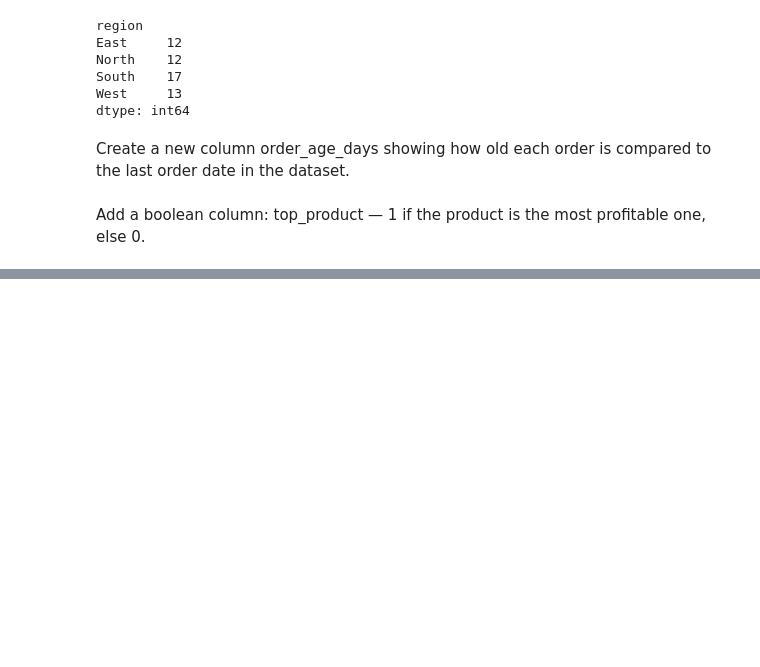
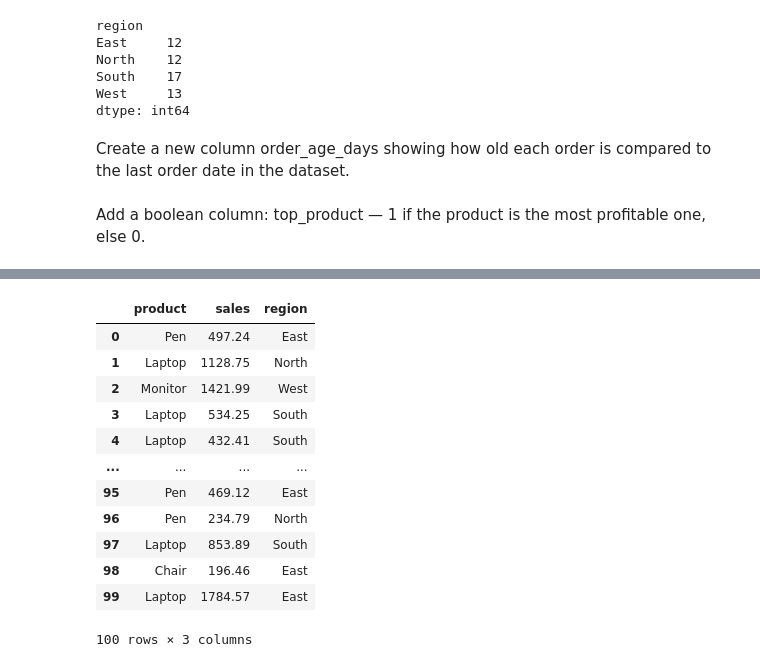
Before and after one commit to pratapjay/Sales_Data-Analytics, a Jupyter notebook: Sales_insights.ipynb, the cells around one changed output, grey strips where cells are left out. Drawn from its saved outputs; the diff is of its cells as text; code cells hidden in the pictures; blank space fills up the shorter version.

```diff
--- a/Sales_insights.ipynb
+++ b/Sales_insights.ipynb
@@ -583,0 +599,16 @@ df['top_product'] = df['product'].apply(lambda x: 1 if x == most_profitable_prod
+# %%
+df[['product','sales','region']]
+# %% [output]
+|  | product | sales | region |
+| 0 | Pen | 497.24 | East |
+| 1 | Laptop | 1128.75 | North |
+| 2 | Monitor | 1421.99 | West |
+| 3 | Laptop | 534.25 | South |
+| 4 | Laptop | 432.41 | South |
+| ... | ... | ... | ... |
+| 95 | Pen | 469.12 | East |
+| 96 | Pen | 234.79 | North |
+| 97 | Laptop | 853.89 | South |
+| 98 | Chair | 196.46 | East |
+| 99 | Laptop | 1784.57 | East |
+100 rows × 3 columns
```
Also changed, not shown: parts of 29 cells of this notebook.
